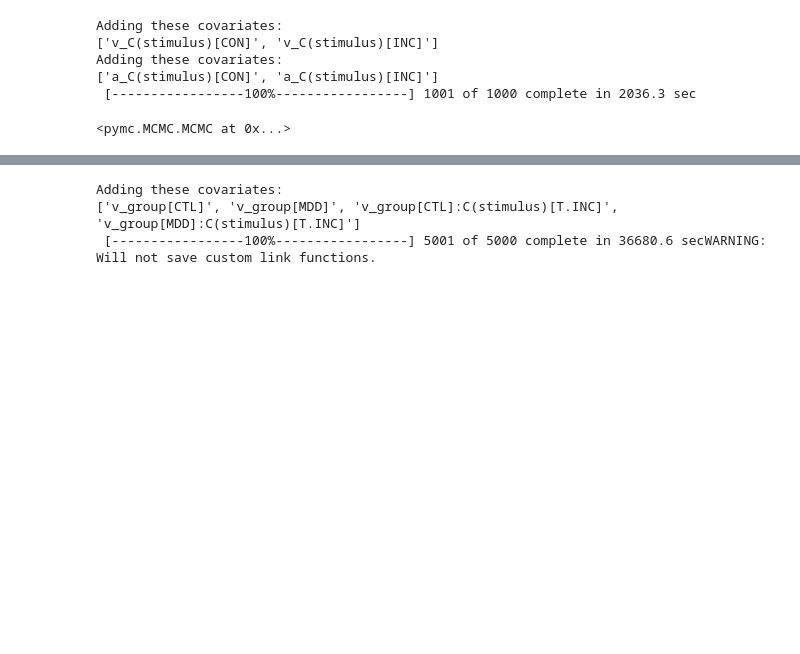
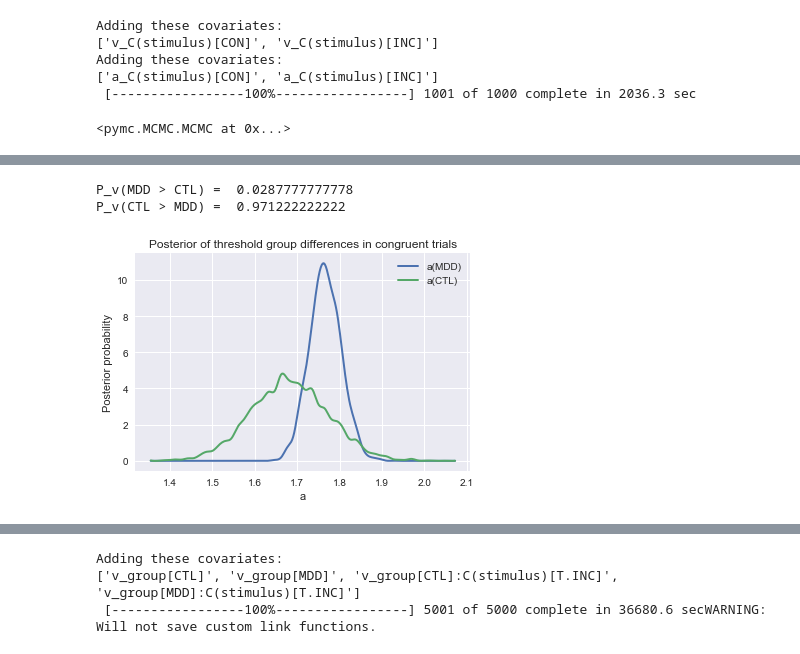
Before and after one commit to vlawlor/EMBARC-Flanker, a Jupyter notebook: Flanker.ipynb, the cells around one changed output, grey strips where cells are left out. Drawn from its saved outputs; the diff is of its cells as text; code cells hidden in the pictures; blank space fills up the shorter version.

```diff
--- a/Flanker.ipynb
+++ b/Flanker.ipynb
@@ -2671,0 +2816,15 @@ Adding these covariates:
+# %%
+# threshold group differences in congruent trials
+
+a_con_MDD, a_con_CTL = flanker_con_group.nodes_db.node[['a(MDD)','a(CTL)']]
+hddm.analyze.plot_posterior_nodes([a_con_MDD, a_con_CTL])
+plt.xlabel('a')
+plt.ylabel('Posterior probability')
+plt.title('Posterior of threshold group differences in congruent trials')
+
+print ("P_v(MDD > CTL) = ", (a_con_MDD.trace() > a_con_CTL.trace()).mean())
+print ("P_v(CTL > MDD) = ", (a_con_CTL.trace() > a_con_MDD.trace()).mean())
+# %% [output]
+P_v(MDD > CTL) =  0.0287777777778
+P_v(CTL > MDD) =  0.971222222222
+[figure, added]
```
Also changed, not shown: parts of 28 cells of this notebook.
